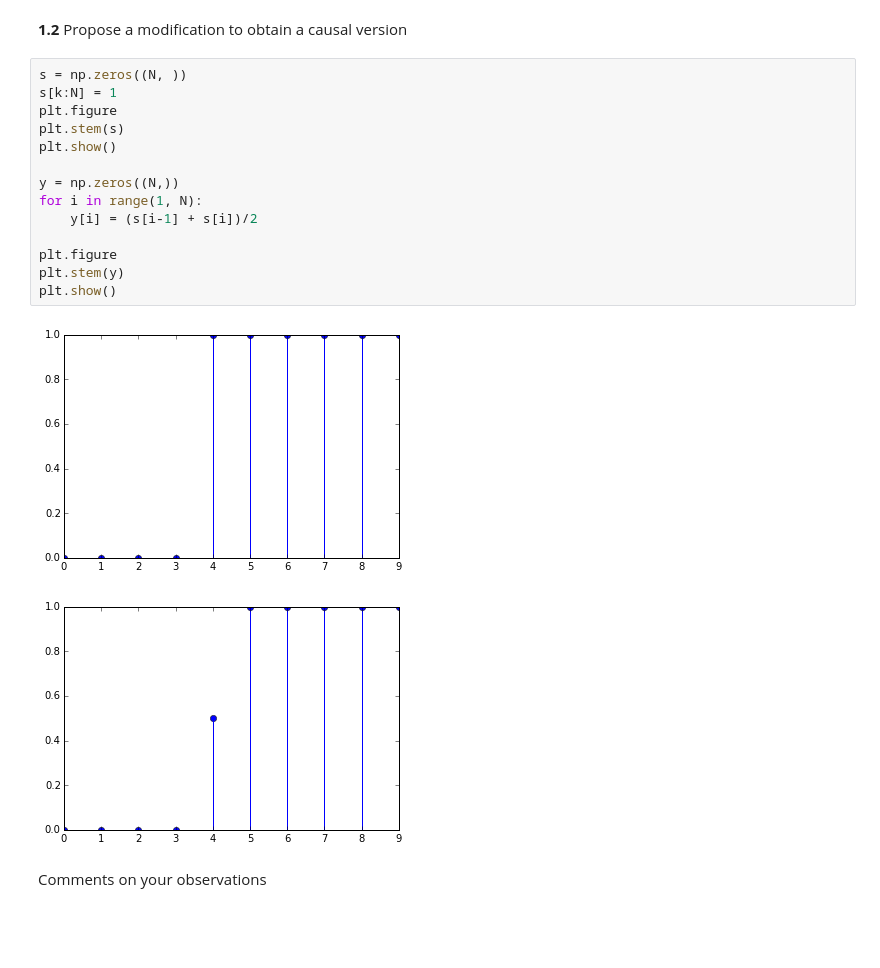
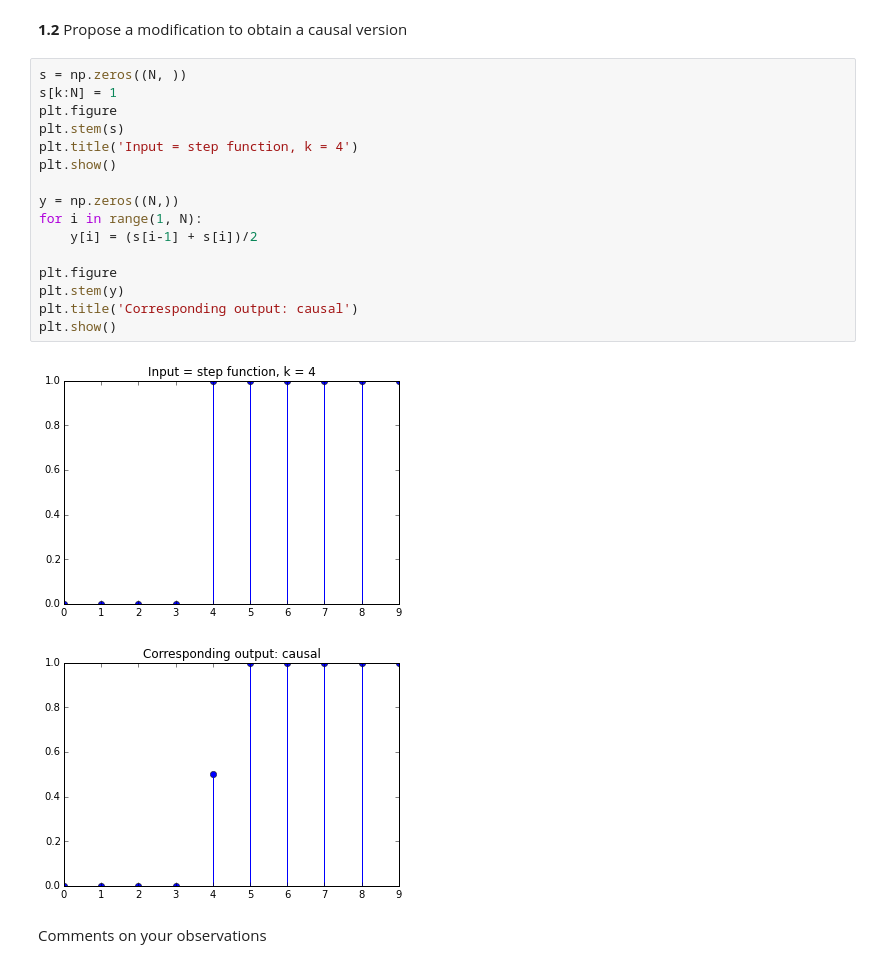
Before and after one commit to alphadadajuju/DSP-TP-1617, a Jupyter notebook: Lab2/python/Lab2.ipynb, the cells around one changed output. Saved outputs shown, nothing was run; the diff lists cells and outputs as text; blank space fills up the shorter version.

```diff
--- a/Lab2/python/Lab2.ipynb
+++ b/Lab2/python/Lab2.ipynb
@@ -71,20 +73,22 @@ plt.show()
 # %%
 s = np.zeros((N, ))
 s[k:N] = 1
 plt.figure
 plt.stem(s)
+plt.title('Input = step function, k = 4')
 plt.show()
 
 y = np.zeros((N,))
 for i in range(1, N):
     y[i] = (s[i-1] + s[i])/2
 
 plt.figure
 plt.stem(y)
+plt.title('Corresponding output: causal')
 plt.show()
 # %% [output]
-[figure, old version]
+[figure, new version]
-[figure, old version]
+[figure, new version]
 # %% [markdown]
 Comments on your observations
 # %% [markdown]
```
Also changed, not shown: parts of 10 cells of this notebook.
